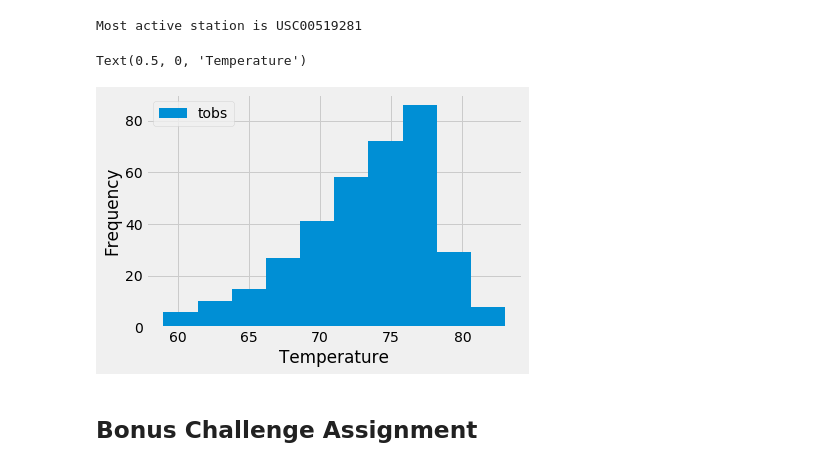
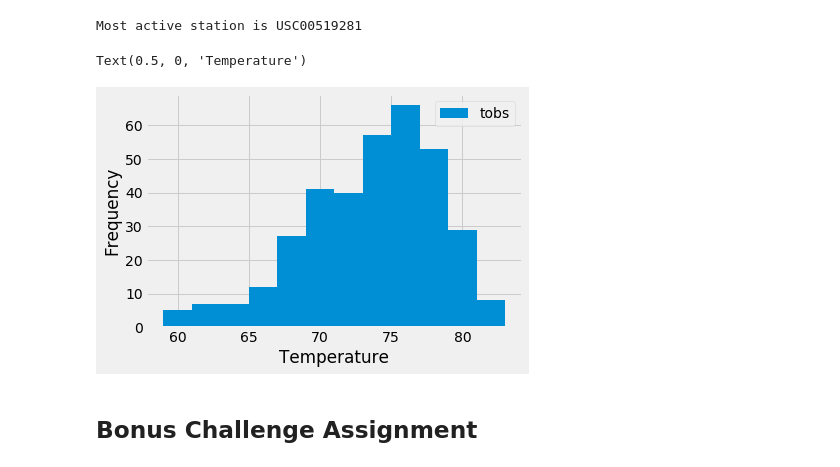
Before and after one commit to gpolavaram0/sqlalchemy-challenge, a Jupyter notebook: sqlalchemy-challenge-checkpoint.ipynb, the cells around one changed output. Cells and saved outputs as stored; diff of their text form; code cells hidden in the pictures.

```diff
--- a/sqlalchemy-challenge-checkpoint.ipynb
+++ b/sqlalchemy-challenge-checkpoint.ipynb
@@ -246,18 +246,18 @@ Most active station is USC00519281
 # %%
 # Query the last 12 months of temperature observation data for this station and plot the results as a histogram
 
 #2017-08-23 is last date recorded so all dates after 2016-08-23 will be included
 result = session.query(measurement.tobs,measurement.station,measurement.date).filter(measurement.station == "USC00519281" , measurement.date >= "2016-08-23")
 result = pd.DataFrame(result)
 result
 
 df = pd.DataFrame(result)
 
-df.plot(kind = 'hist')
+df.plot(kind = 'hist', bins=12)
 plt.xlabel("Temperature")
 # %% [output]
 Text(0.5, 0, 'Temperature')
-[figure, old version]
+[figure, new version]
 # %% [markdown]
 ## Bonus Challenge Assignment
 # %%
```
